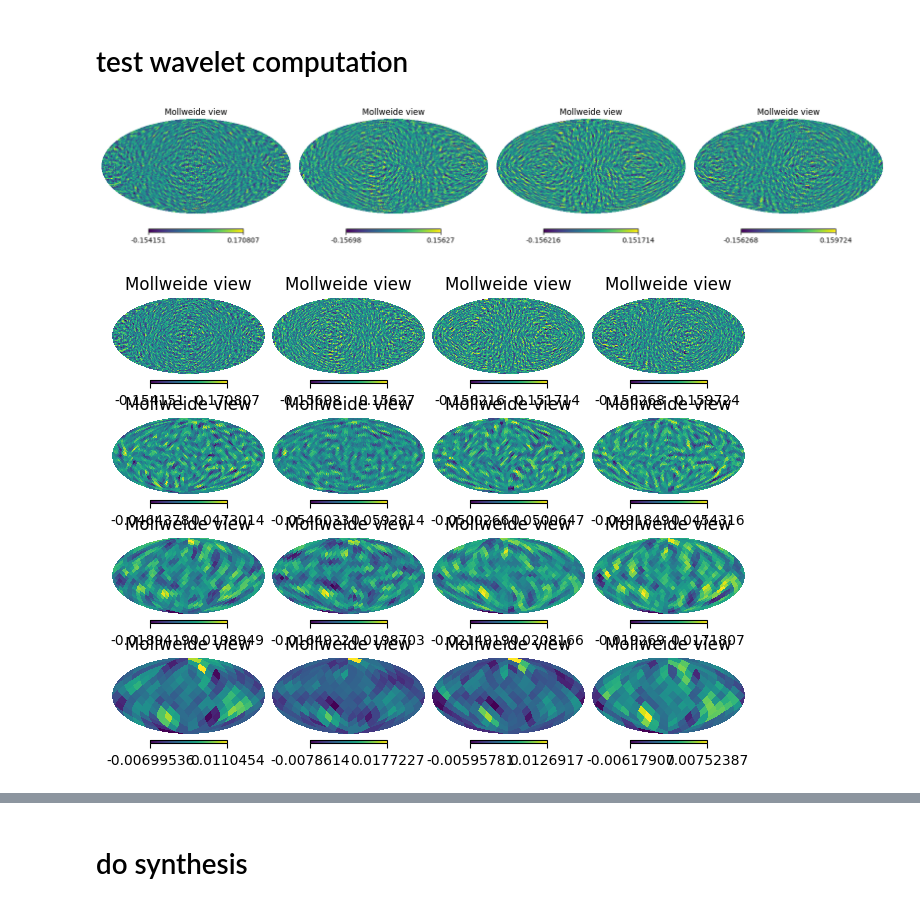
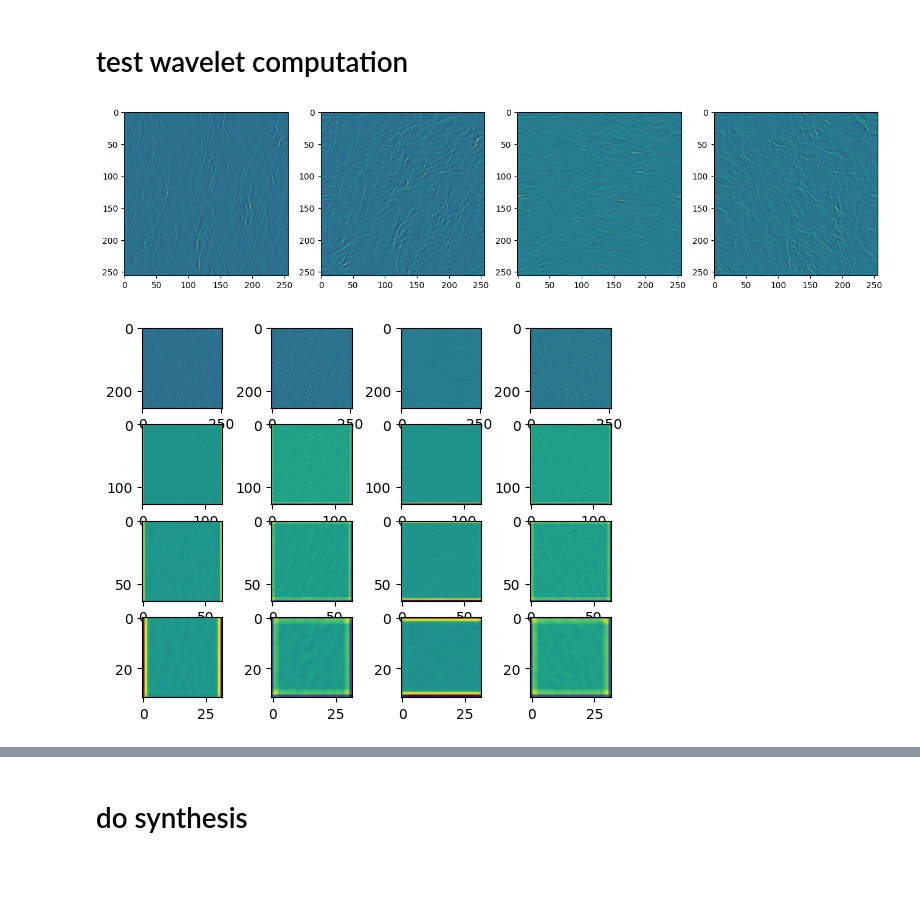
Before and after one commit to Eralys/STL_dev, a Jupyter notebook: STL_main/Certif_2D_Kernel_Torch/Certification_Notebook_2D_kernel.ipynb, the cells around one changed output, grey strips where cells are left out. Cells and saved outputs as stored; diff of their text form; code cells hidden in the pictures; blank space fills up the shorter version.

```diff
--- a/STL_main/Certif_2D_Kernel_Torch/Certification_Notebook_2D_kernel.ipynb
+++ b/STL_main/Certif_2D_Kernel_Torch/Certification_Notebook_2D_kernel.ipynb
@@ -11,7 +11,8 @@ from STL_Healpix_Kernel_Torch import STL_Healpix_Kernel_Torch as DataClass
 from ST_Operator import ST_Operator as SO
 from Synthesis import optimize_scattering_LBFGS
 # %%
-nside=32
+nside=128
 
-im=np.random.rand(12*nside**2)
+im=np.load(Local_path+'/Certif_2D_Kernel_Torch/Turb_6.npy')[0]
 data=DataClass(im)
+plt.imshow(im)
@@ -20,24 +24,26 @@ data=DataClass(im)
 # %%
 w_op=data.get_wavelet_op()
 
 w_data = w_op.apply(data,0).array
 
 plt.figure(figsize=(16,6))
 for k in range(4):
-    hp.mollview(w_data[k].cpu().numpy(),nest=True,hold=False,sub=(1,4,1+k))
+    plt.subplot(1,4,1+k)
+    plt.imshow(w_data[k].cpu().numpy().real)
 # %% [output]
-[figure, old version]
+[figure, new version]
 # %%
 l_data=DataClass(im)
 for j in range(4):
     w_data = w_op.apply(l_data,j).array
     for k in range(4):
-        hp.mollview(w_data[k].cpu().numpy(),nest=True,hold=False,sub=(4,4,1+k+4*j))
+        plt.subplot(4,4,1+k+4*j)
+        plt.imshow(w_data[k].cpu().numpy().real)
 
     #l_data=w_op.apply_smooth(l_data,copy=True)
     l_data=l_data.downsample(j+1)
 # %% [output]
-[figure, old version]
+[figure, new version]
 # %%
 from ST_Operator import ST_Operator as STO
 
```
Also changed, not shown: parts of 6 cells of this notebook, 7 other files.
